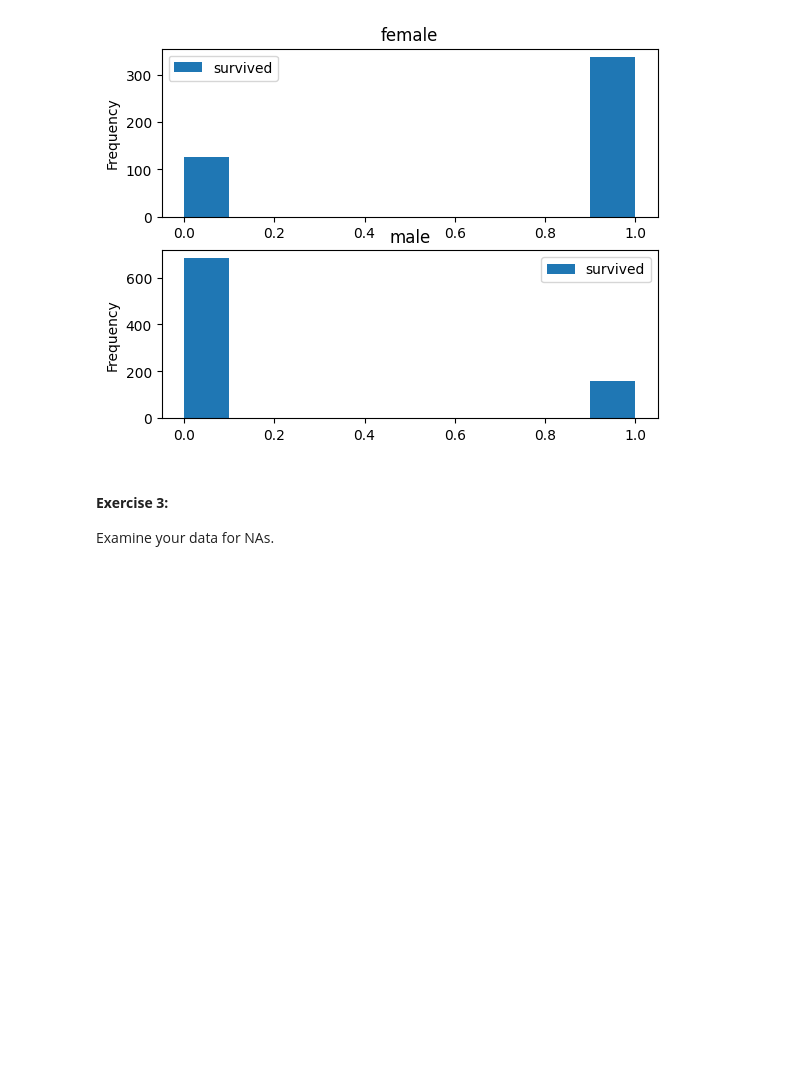
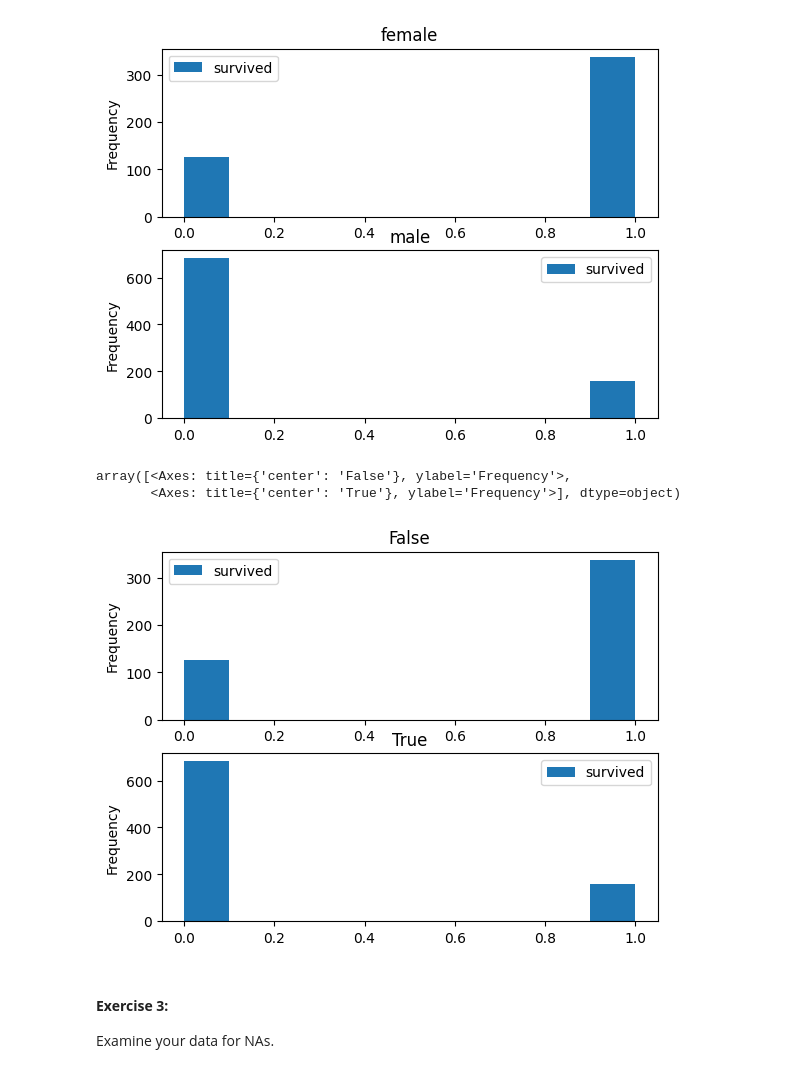
Before and after one commit to SU-IST407-SP25/student-lecture-materials-Qxuto-1, a Jupyter notebook: 2-week2/lab-exercises.ipynb, the cells around one changed output. Cells and saved outputs as stored; diff of their text form; code cells hidden in the pictures; blank space fills up the shorter version.

```diff
--- a/2-week2/lab-exercises.ipynb
+++ b/2-week2/lab-exercises.ipynb
@@ -35,6 +35,13 @@ data[["survived", "sex"]].plot.hist(by = "sex")
 array([<Axes: title={'center': 'female'}, ylabel='Frequency'>,
        <Axes: title={'center': 'male'}, ylabel='Frequency'>], dtype=object)
 [figure]
+# %%
+data_1 = pd.concat([data,pd.get_dummies(data[["sex"]], drop_first = True)], axis = 1)
+data_1[["sex_male", "survived"]].plot.hist(by = "sex_male")
+# %% [output]
+array([<Axes: title={'center': 'False'}, ylabel='Frequency'>,
+       <Axes: title={'center': 'True'}, ylabel='Frequency'>], dtype=object)
+[figure, added]
 # %% [markdown]
 #### **Exercise 3:**
 
```
